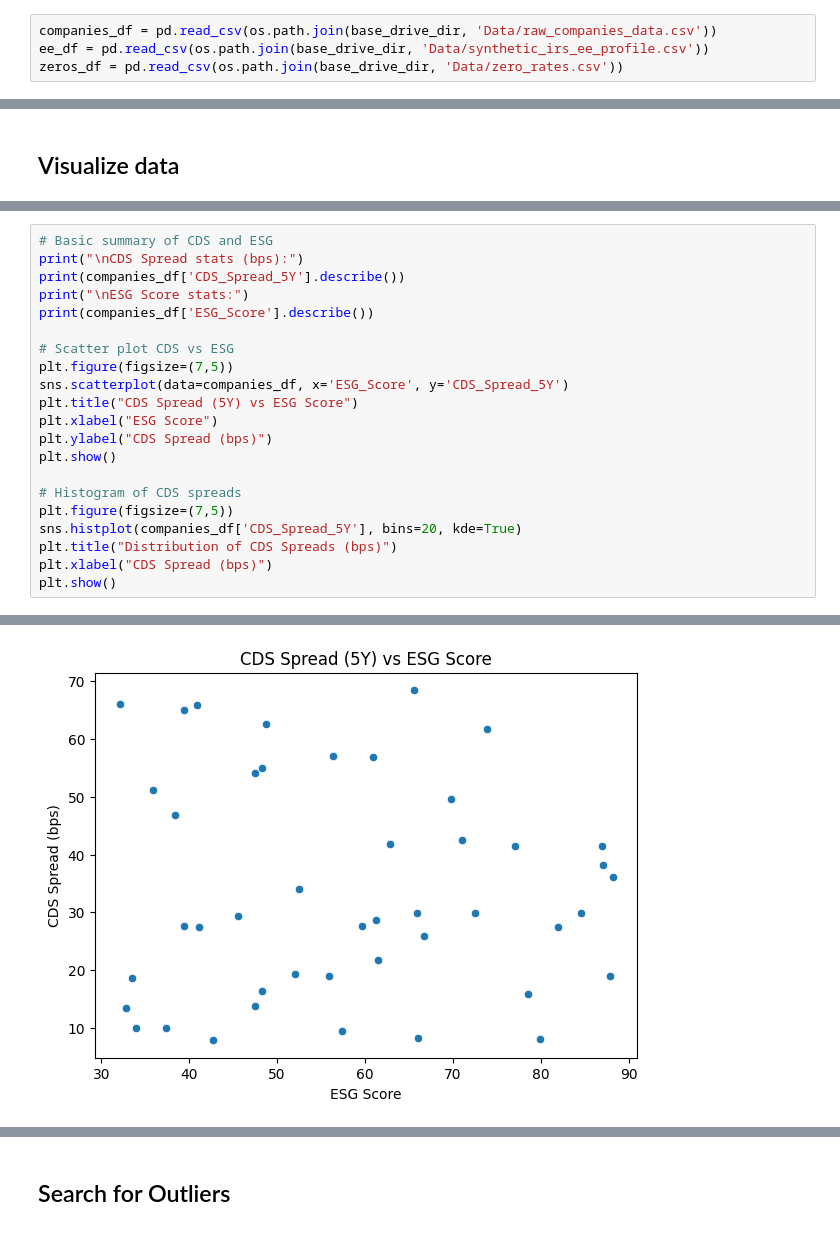
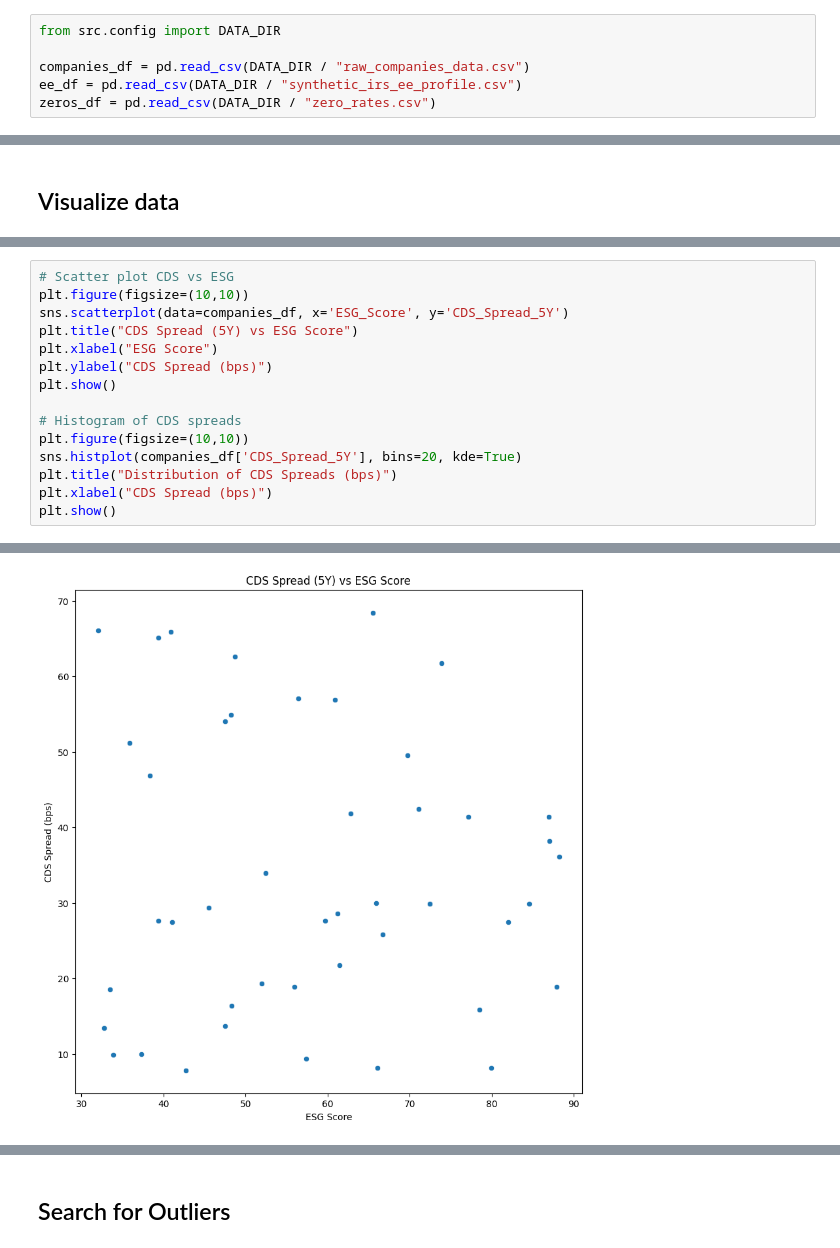
Before and after one commit to jacopo-raffaeli/eco-risk-alpha, a Jupyter notebook: notebooks/Eco_Risk_Alpha.ipynb, the cells around one changed output, grey strips where cells are left out. Saved outputs shown, nothing was run; the diff lists cells and outputs as text.

```diff
--- a/notebooks/Eco_Risk_Alpha.ipynb
+++ b/notebooks/Eco_Risk_Alpha.ipynb
@@ -116,5 +58,7 @@ RECOVERY = 1 - LGD
 # %%
-companies_df = pd.read_csv(os.path.join(base_drive_dir, 'Data/raw_companies_data.csv'))
-ee_df = pd.read_csv(os.path.join(base_drive_dir, 'Data/synthetic_irs_ee_profile.csv'))
-zeros_df = pd.read_csv(os.path.join(base_drive_dir, 'Data/zero_rates.csv'))
+from src.config import DATA_DIR
+
+companies_df = pd.read_csv(DATA_DIR / "raw_companies_data.csv")
+ee_df = pd.read_csv(DATA_DIR / "synthetic_irs_ee_profile.csv")
+zeros_df = pd.read_csv(DATA_DIR / "zero_rates.csv")
 # %% [markdown]
@@ -311,12 +251,6 @@ display(companies_df_clean.describe())
 # %%
-# Basic summary of CDS and ESG
-print("\nCDS Spread stats (bps):")
-print(companies_df['CDS_Spread_5Y'].describe())
-print("\nESG Score stats:")
-print(companies_df['ESG_Score'].describe())
-
 # Scatter plot CDS vs ESG
-plt.figure(figsize=(7,5))
+plt.figure(figsize=(10,10))
 sns.scatterplot(data=companies_df, x='ESG_Score', y='CDS_Spread_5Y')
 plt.title("CDS Spread (5Y) vs ESG Score")
 plt.xlabel("ESG Score")
@@ -324,7 +258,7 @@ plt.ylabel("CDS Spread (bps)")
 plt.show()
 
 # Histogram of CDS spreads
-plt.figure(figsize=(7,5))
+plt.figure(figsize=(10,10))
 sns.histplot(companies_df['CDS_Spread_5Y'], bins=20, kde=True)
 plt.title("Distribution of CDS Spreads (bps)")
 plt.xlabel("CDS Spread (bps)")
@@ -350 +267 @@ Name: ESG_Score, dtype: float64
-[figure, old version]
+[figure, new version]
```
Also changed, not shown: parts of 56 cells of this notebook.
